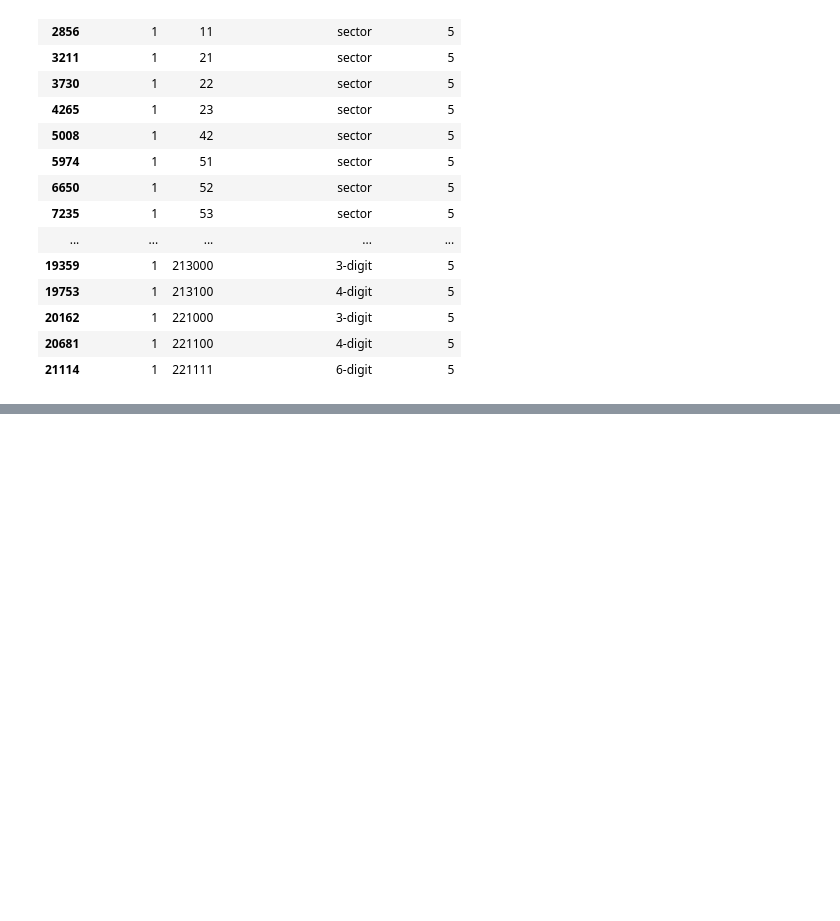
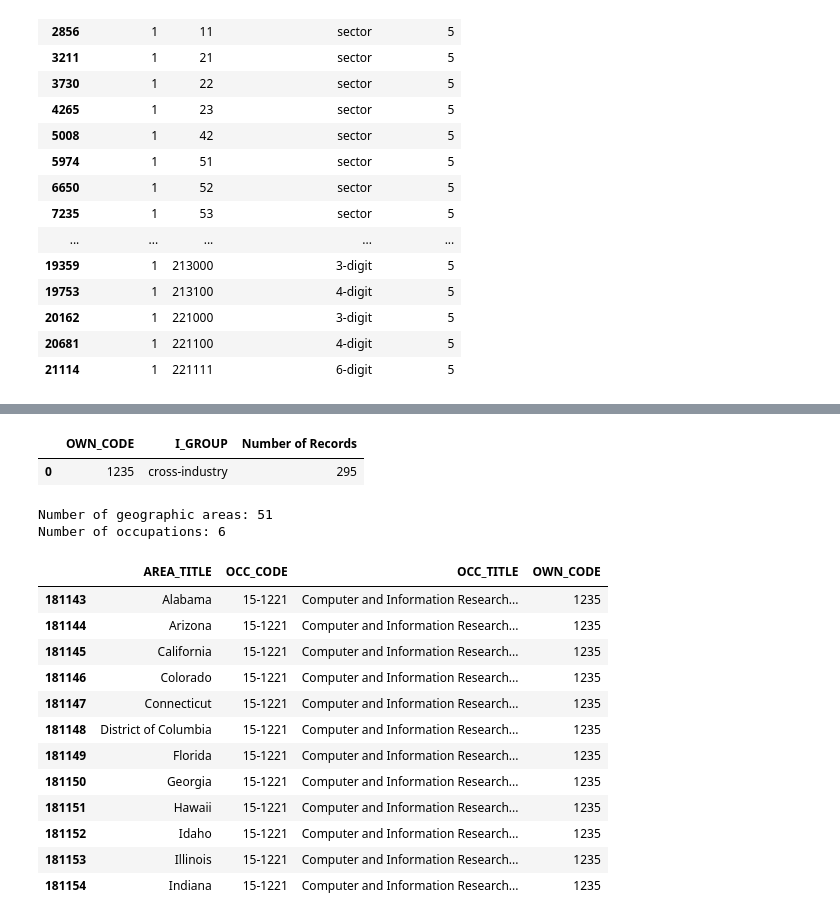
Before and after one commit to Arcanjo-jefferson/USA-AI-Employment-Analysis, a Jupyter notebook: analysis/employment_analysis.ipynb, the cells around one changed output, grey strips where cells are left out. Drawn from its saved outputs; the diff is of its cells as text; code cells hidden in the pictures; blank space fills up the shorter version.

```diff
--- a/analysis/employment_analysis.ipynb
+++ b/analysis/employment_analysis.ipynb
@@ -238,0 +545,46 @@ display(
+# %%
+
+# Check state-level cross-industry records
+state_check = df_ai[
+    (df_ai["AREA_TYPE"] == 2) &
+    (df_ai["NAICS"] == "000000")
+]
+
+# Check ownership codes and number of records
+display(
+    state_check.groupby(
+        ["OWN_CODE", "I_GROUP"],
+        dropna=False
+    ).size().reset_index(name="Number of Records")
+)
+
+# Check how many states and occupations are included
+print("Number of geographic areas:",
+      state_check["AREA_TITLE"].nunique())
+
+print("Number of occupations:",
+      state_check["OCC_CODE"].nunique())
+
+display(
+    state_check[
+        ["AREA_TITLE", "OCC_CODE", "OCC_TITLE", "OWN_CODE"]
+    ].head(12)
+)
+# %% [output]
+|  | OWN_CODE | I_GROUP | Number of Records |
+| 0 | 1235 | cross-industry | 295 |
+Number of geographic areas: 51
+Number of occupations: 6
+|  | AREA_TITLE | OCC_CODE | OCC_TITLE | OWN_CODE |
+| 181143 | Alabama | 15-1221 | Computer and Information Research... | 1235 |
+| 181144 | Arizona | 15-1221 | Computer and Information Research... | 1235 |
+| 181145 | California | 15-1221 | Computer and Information Research... | 1235 |
+| 181146 | Colorado | 15-1221 | Computer and Information Research... | 1235 |
+| 181147 | Connecticut | 15-1221 | Computer and Information Research... | 1235 |
+| 181148 | District of Columbia | 15-1221 | Computer and Information Research... | 1235 |
+| 181149 | Florida | 15-1221 | Computer and Information Research... | 1235 |
+| 181150 | Georgia | 15-1221 | Computer and Information Research... | 1235 |
+| 181151 | Hawaii | 15-1221 | Computer and Information Research... | 1235 |
+| 181152 | Idaho | 15-1221 | Computer and Information Research... | 1235 |
+| 181153 | Illinois | 15-1221 | Computer and Information Research... | 1235 |
+| 181154 | Indiana | 15-1221 | Computer and Information Research... | 1235 |
```
Also changed, not shown: parts of 27 cells of this notebook.
